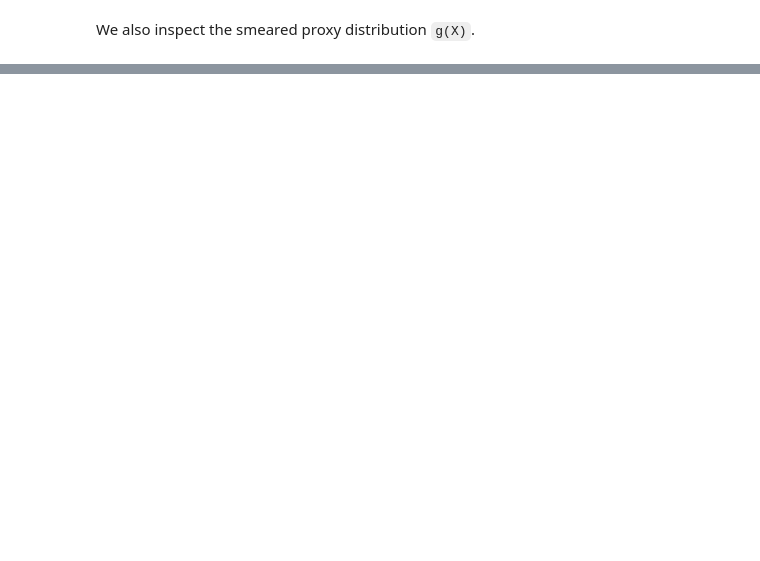
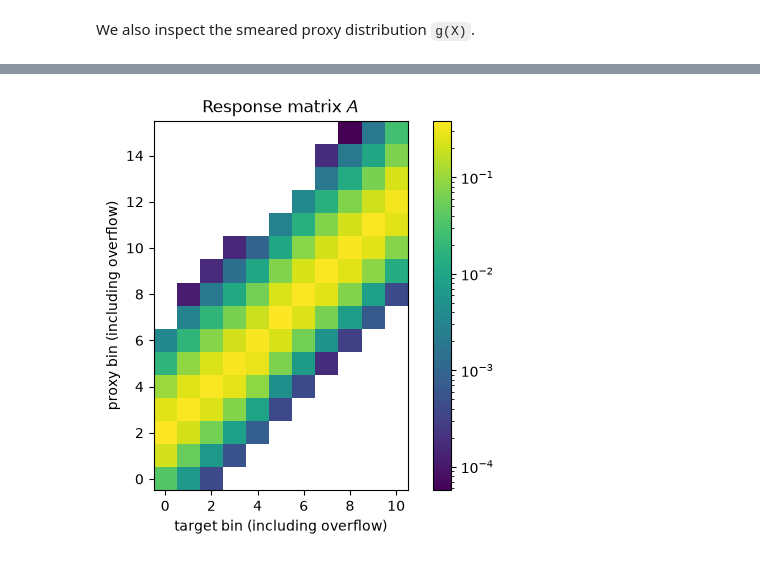
Before and after one commit to mirkobunse/caife, a Jupyter notebook: examples/quickstart.ipynb, the cells around one changed output, grey strips where cells are left out. Drawn from its saved outputs; the diff is of its cells as text; code cells hidden in the pictures; blank space fills up the shorter version.

```diff
--- a/examples/quickstart.ipynb
+++ b/examples/quickstart.ipynb
@@ -81,0 +113,12 @@ plt.show()
+# %%
+from matplotlib.colors import LogNorm
+
+plt.imshow(model.A_, norm=LogNorm())
+plt.gca().invert_yaxis()
+plt.xlabel("target bin (including overflow)")
+plt.ylabel("proxy bin (including overflow)")
+plt.title("Response matrix $A$")
+plt.colorbar()
+plt.show()
+# %% [output]
+[figure, added]
```
Also changed, not shown: parts of 27 cells of this notebook, 1 other file.
